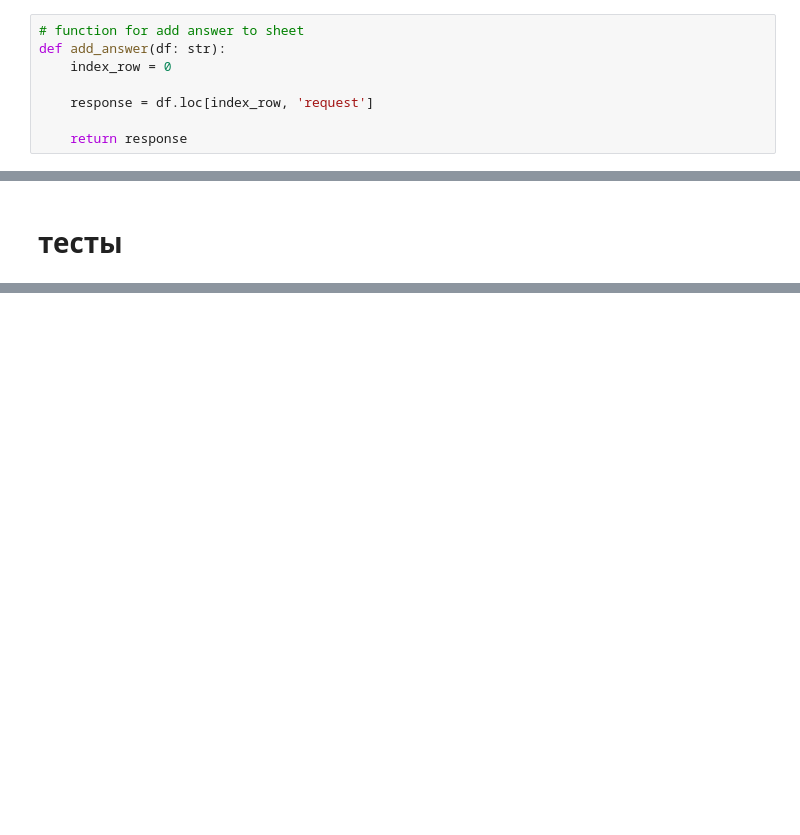
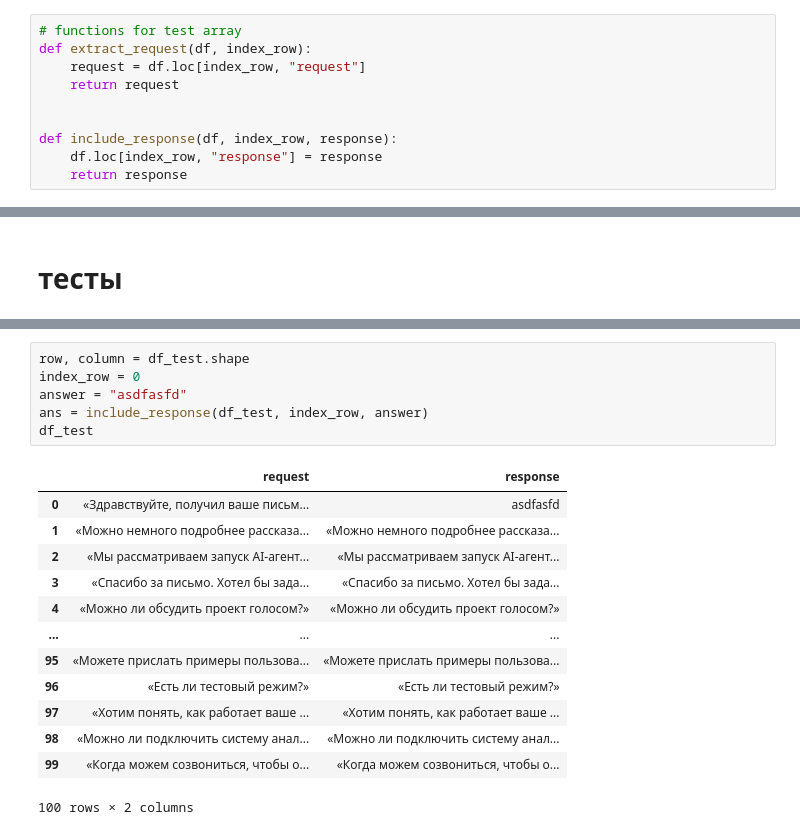
Before and after one commit to Rodion-AI/p_shuhua, a Jupyter notebook: src/p_shuhua/notebook/shuhua.ipynb, the cells around one changed output, grey strips where cells are left out. Cells and saved outputs as stored; diff of their text form; blank space fills up the shorter version.

```diff
--- a/src/p_shuhua/notebook/shuhua.ipynb
+++ b/src/p_shuhua/notebook/shuhua.ipynb
@@ -32,12 +32,14 @@ df_test
 | 99 | «Когда можем созвониться, чтобы о... | NaN |
 100 rows × 2 columns
 # %%
-# function for add answer to sheet
-def add_answer(df: str):
-    index_row = 0
+# functions for test array
+def extract_request(df, index_row):
+    request = df.loc[index_row, "request"]
+    return request
 
-    response = df.loc[index_row, 'request']
 
+def include_response(df, index_row, response):
+    df.loc[index_row, "response"] = response
     return response
 # %% [markdown]
 # agent's
@@ -396,0 +398,20 @@ request:
+# %%
+row, column = df_test.shape
+index_row = 0
+answer = "asdfasfd"
+ans = include_response(df_test, index_row, answer)
+df_test
+# %% [output]
+|  | request | response |
+| 0 | «Здравствуйте, получил ваше письм... | asdfasfd |
+| 1 | «Можно немного подробнее рассказа... | «Можно немного подробнее рассказа... |
+| 2 | «Мы рассматриваем запуск AI-агент... | «Мы рассматриваем запуск AI-агент... |
+| 3 | «Спасибо за письмо. Хотел бы зада... | «Спасибо за письмо. Хотел бы зада... |
+| 4 | «Можно ли обсудить проект голосом?» | «Можно ли обсудить проект голосом?» |
+| ... | ... | ... |
+| 95 | «Можете прислать примеры пользова... | «Можете прислать примеры пользова... |
+| 96 | «Есть ли тестовый режим?» | «Есть ли тестовый режим?» |
+| 97 | «Хотим понять, как работает ваше ... | «Хотим понять, как работает ваше ... |
+| 98 | «Можно ли подключить систему анал... | «Можно ли подключить систему анал... |
+| 99 | «Когда можем созвониться, чтобы о... | «Когда можем созвониться, чтобы о... |
+100 rows × 2 columns
```
Also changed, not shown: parts of 9 cells of this notebook, 3 other files.
